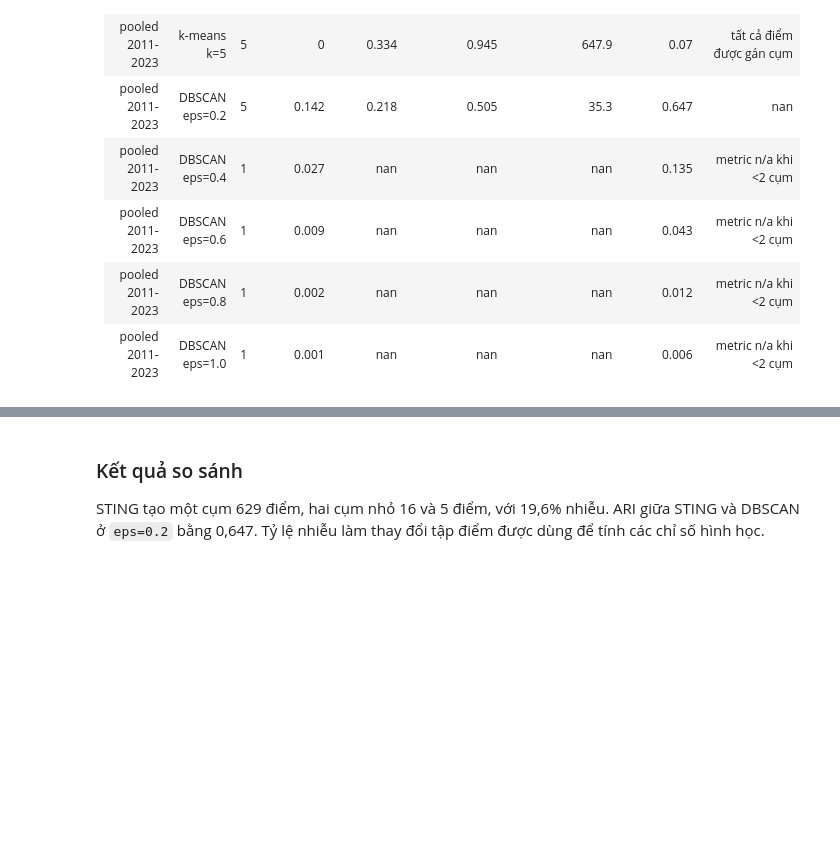
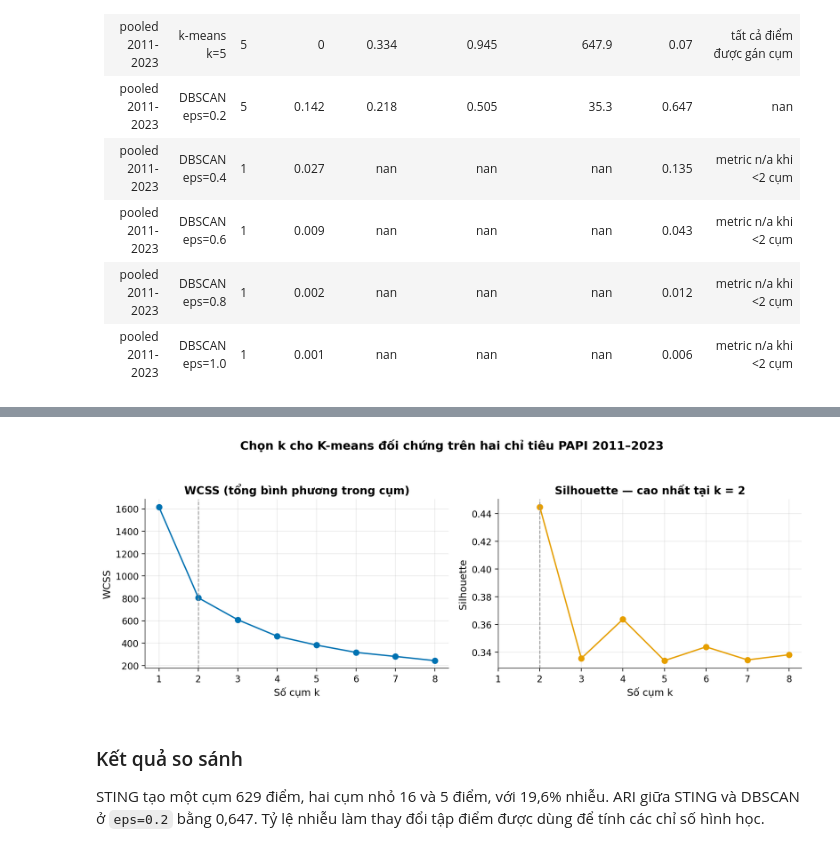
Before and after one commit to JasonTM17/Grid_Based_Sociology, a Jupyter notebook: submissions/02-cuoi-ky/Nhom15_CuoiKy_STING_PAPI.ipynb, the cells around one changed output, grey strips where cells are left out. Drawn from its saved outputs; the diff is of its cells as text; code cells hidden in the pictures; blank space fills up the shorter version.

```diff
--- a/submissions/02-cuoi-ky/Nhom15_CuoiKy_STING_PAPI.ipynb
+++ b/submissions/02-cuoi-ky/Nhom15_CuoiKy_STING_PAPI.ipynb
@@ -150,3 +169,7 @@ show_md(metrics[metrics.scope == "pooled 2011-2023"].to_markdown(index=False))
+# %%
+display(Image(filename=str(ROOT / "results/figs/kmeans_elbow.png")))
+# %% [output]
+[figure, added]
 # %% [markdown]
 ### Kết quả so sánh
 
```
Also changed, not shown: parts of 3 cells of this notebook, 10 other files.
